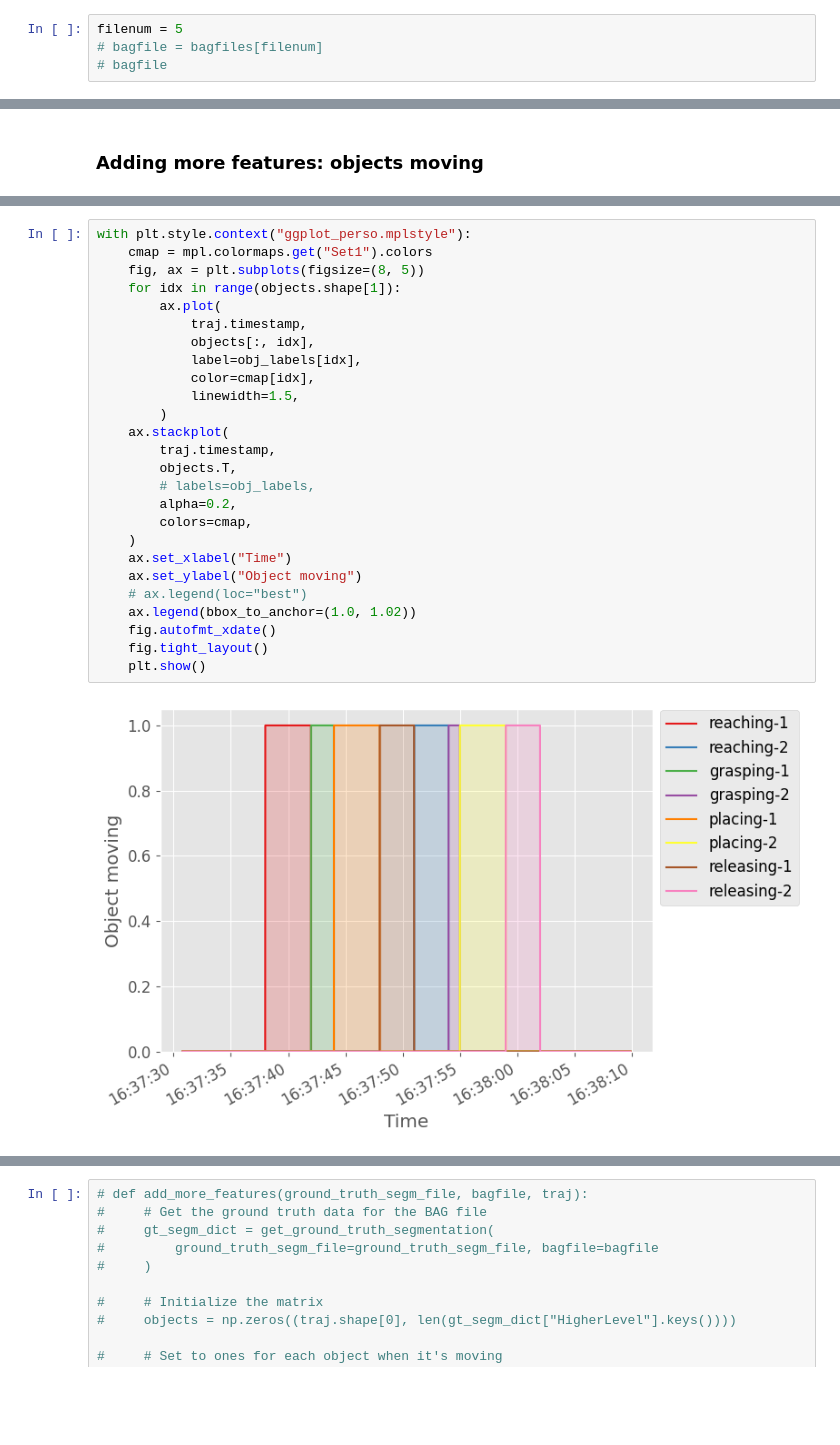
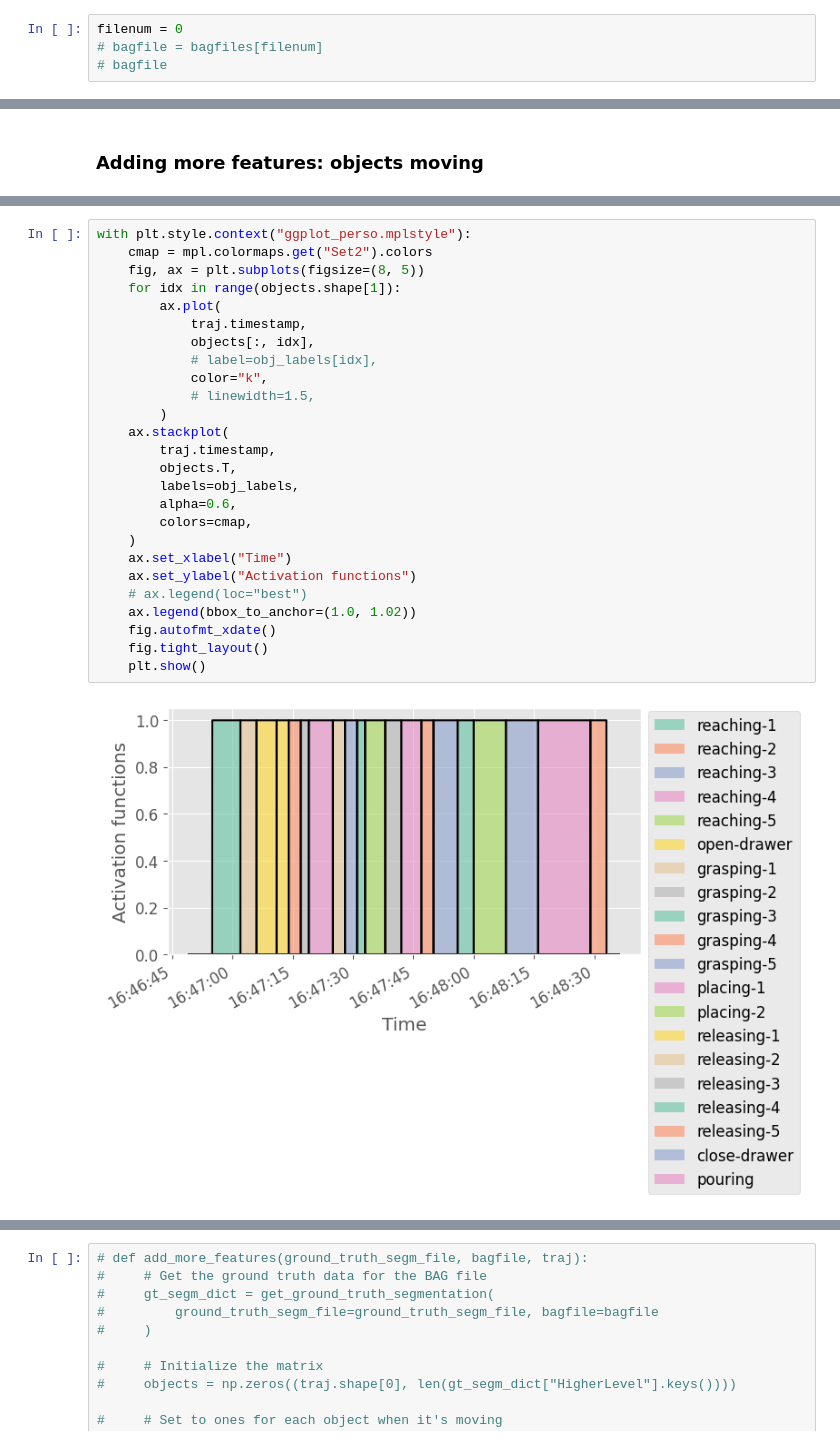
Before and after one commit to kir0ul/sdl, a Jupyter notebook: skills-segm-lib.ipynb, the cells around one changed output, grey strips where cells are left out. Cells and saved outputs as stored; diff of their text form; blank space fills up the shorter version.

Commit message:
wip: discover skills from long task
+ fix activations plot

```diff
--- a/skills-segm-lib.ipynb
+++ b/skills-segm-lib.ipynb
@@ -58,7 +58,7 @@ True
 # bagfiles = get_bagfiles_from_json(ground_truth_segm_file=ground_truth_segm_file)
 # bagfiles
 # %%
-filenum = 5
+filenum = 0
 # bagfile = bagfiles[filenum]
 # bagfile
 # %%
@@ -243,31 +268,31 @@ array([[0., 0., 0., ..., 0., 0., 0.],
 # %%
 with plt.style.context("ggplot_perso.mplstyle"):
-    cmap = mpl.colormaps.get("Set1").colors
+    cmap = mpl.colormaps.get("Set2").colors
     fig, ax = plt.subplots(figsize=(8, 5))
     for idx in range(objects.shape[1]):
         ax.plot(
             traj.timestamp,
             objects[:, idx],
-            label=obj_labels[idx],
-            color=cmap[idx],
-            linewidth=1.5,
+            # label=obj_labels[idx],
+            color="k",
+            # linewidth=1.5,
         )
     ax.stackplot(
         traj.timestamp,
         objects.T,
-        # labels=obj_labels,
-        alpha=0.2,
+        labels=obj_labels,
+        alpha=0.6,
         colors=cmap,
     )
     ax.set_xlabel("Time")
-    ax.set_ylabel("Object moving")
+    ax.set_ylabel("Activation functions")
     # ax.legend(loc="best")
     ax.legend(bbox_to_anchor=(1.0, 1.02))
     fig.autofmt_xdate()
     fig.tight_layout()
     plt.show()
 # %% [output]
-[figure, old version]
+[figure, new version]
 # %%
 for idx in range(objects.shape[1]):
     traj[obj_labels[idx]] = objects[:, idx]
```
Also changed, not shown: parts of 31 cells of this notebook, 1 other file.
